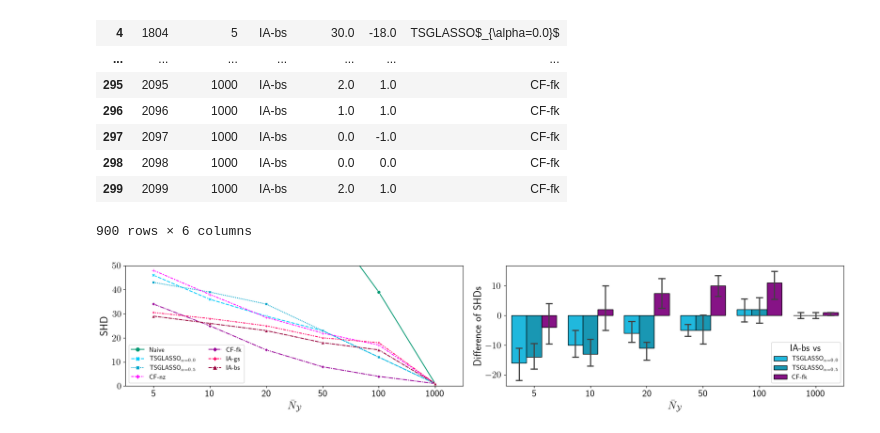
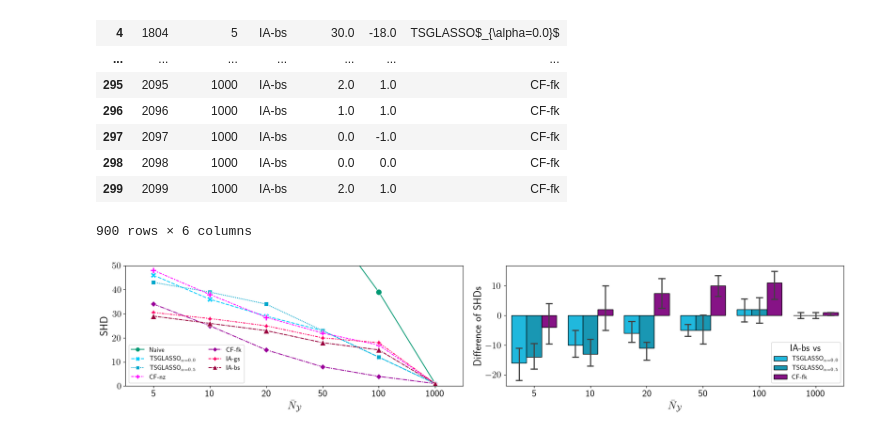
Before and after one commit to OfficiallyDAC/bspcg, a Jupyter notebook: 1.1_synthetic_experiments_figures.ipynb, the cells around one changed output. Cells and saved outputs as stored; diff of their text form; code cells hidden in the pictures.

Commit message:
larger markers

```diff
--- a/1.1_synthetic_experiments_figures.ipynb
+++ b/1.1_synthetic_experiments_figures.ipynb
@@ -112,21 +112,21 @@ barplot_data
 # %%
 palette1=["#009973", "#00ccfc", "#00a7cc", "#ff00ff", "#990099", "#ff0066", "#99003d"]
 palette2=["#00ccfc", "#00a7cc", "#990099"]
 
 fig, ax = plt.subplots(1,2, sharey=False, sharex=True, figsize=(18,4))
 
 to_plot=performances.copy()
-sns.lineplot(data=to_plot, x='nsamples', y='hamming', hue='model', style='model', palette=palette1, estimator='median',  errorbar=None, markers=True, ax=ax[0])
+sns.lineplot(data=to_plot, x='nsamples', y='hamming', hue='model', style='model', palette=palette1, estimator='median',  errorbar=None, markers=True, markersize=10, ax=ax[0])
 sns.barplot(data=barplot_data, x='nsamples', y='delta', hue='IA-bs vs', palette=palette2, estimator='median',  errorbar=('pi',90), linewidth=1, edgecolor='0', errwidth=2, capsize=.1, ax=ax[1])
 
 ax[1].set_xlabel(r'$\bar{N}_{\mathcal{Y}}$')
 ax[1].set_ylabel(r'Difference of SHDs')
 ax[0].set_xlabel(r'$\bar{N}_{\mathcal{Y}}$')
 ax[0].set_ylabel(r'SHD')
 ax[0].legend(loc=3,ncol=2)
 ax[0].set_ylim(0,50)
 
 plt.tight_layout()
 plt.show()
 # %% [output]
-[figure, old version]
+[figure, new version]
```
